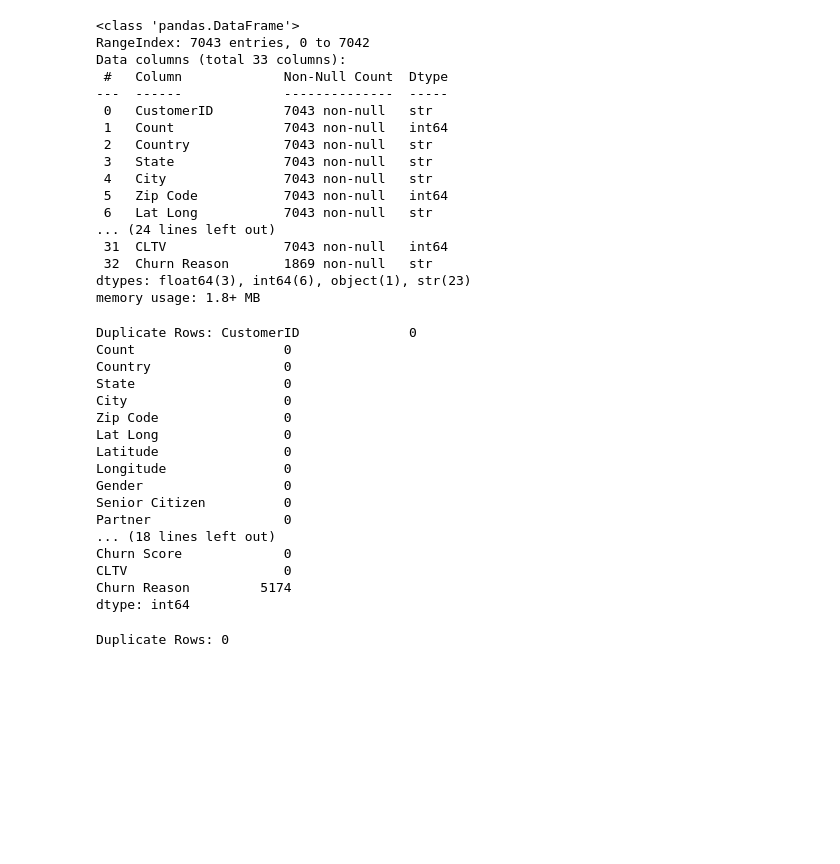
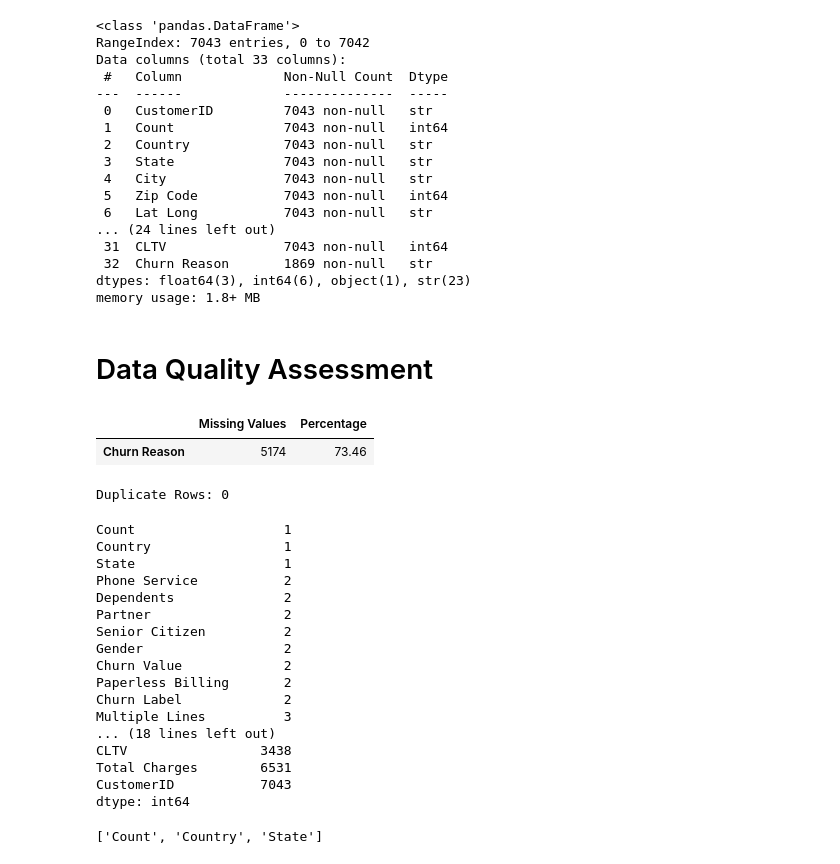
Before and after one commit to hafizahmadadilaiengineer/customer-churn-platform, a Jupyter notebook: notebooks/01_exploratory_data_analysis.ipynb, the cells around one changed output. Cells and saved outputs as stored; diff of their text form; code cells hidden in the pictures; blank space fills up the shorter version.

```diff
--- a/notebooks/01_exploratory_data_analysis.ipynb
+++ b/notebooks/01_exploratory_data_analysis.ipynb
@@ -103,26 +102,22 @@ Data columns (total 33 columns):
  32  Churn Reason       1869 non-null   str
 dtypes: float64(3), int64(6), object(1), str(23)
 memory usage: 1.8+ MB
-# %%
-null_values = df.isnull().sum()
-
-print(f"Duplicate Rows: {null_values}")
-# %% [output]
-Duplicate Rows: CustomerID              0
-Count                   0
-Country                 0
-State                   0
-City                    0
-Zip Code                0
-Lat Long                0
-Latitude                0
-Longitude               0
-Gender                  0
-Senior Citizen          0
-Partner                 0
-... (18 lines left out)
-Churn Score             0
-CLTV                    0
-Churn Reason         5174
-dtype: int64
+# %% [markdown]
+# Data Quality Assessment
+# %%
+# Missing Values
+missing_df = pd.DataFrame({
+    "Missing Values": df.isnull().sum(),
+    "Percentage": (df.isnull().mean()*100).round(2)
+})
+
+missing_df = missing_df[missing_df["Missing Values"] > 0]
+
+missing_df.sort_values(
+    by="Missing Values",
+    ascending=False
+)
+# %% [output]
+|  | Missing Values | Percentage |
+| Churn Reason | 5174 | 73.46 |
 # %%
@@ -131,3 +127,35 @@ duplicates = df.duplicated().sum()
 print(f"Duplicate Rows: {duplicates}")
 # %% [output]
 Duplicate Rows: 0
+# %%
+# Unique Values
+df.nunique().sort_values()
+# %% [output]
+Count                   1
+Country                 1
+State                   1
+Phone Service           2
+Dependents              2
+Partner                 2
+Senior Citizen          2
+Gender                  2
+Churn Value             2
+Paperless Billing       2
+Churn Label             2
+Multiple Lines          3
+... (18 lines left out)
+CLTV                 3438
+Total Charges        6531
+CustomerID           7043
+dtype: int64
+# %%
+# Constant Columns
+constant_columns = [
+    col
+    for col in df.columns
+    if df[col].nunique() == 1
+]
+
+constant_columns
+# %% [output]
+['Count', 'Country', 'State']
```
Also changed, not shown: parts of 5 cells of this notebook.
